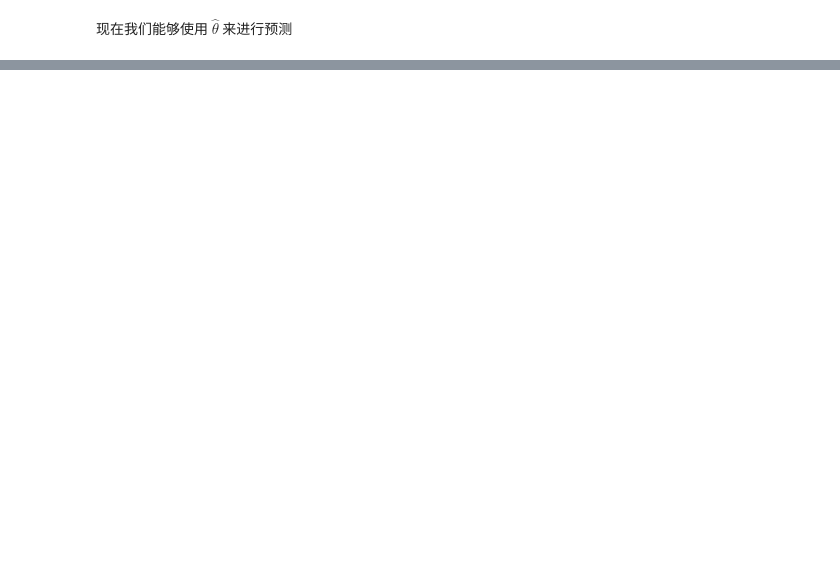
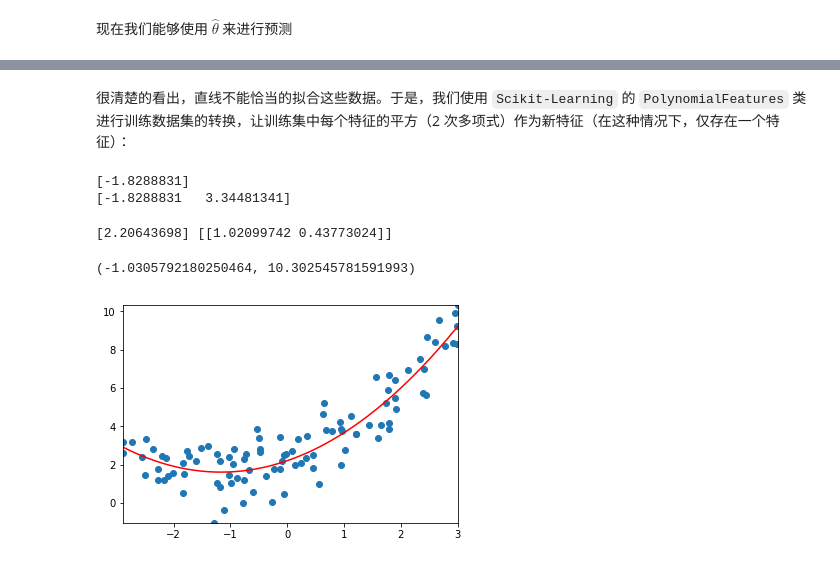
Before and after one commit to Weizhuo-Zhang/ML_coursera, a Jupyter notebook: hands_on_ML/4_training_model.ipynb, the cells around one changed output, grey strips where cells are left out. Saved outputs shown, nothing was run; the diff lists cells and outputs as text; code cells hidden in the pictures; blank space fills up the shorter version.

```diff
--- a/hands_on_ML/4_training_model.ipynb
+++ b/hands_on_ML/4_training_model.ipynb
@@ -41,0 +210,6 @@ print(y_predict)
+# %%
+m = 100
+X = 6 * np.random.rand(m, 1) - 3
+y = 0.5 * X**2 + X + 2 + np.random.randn(m, 1)
+plt.scatter(X, y)
+plt.show()
@@ -41,0 +218,30 @@ print(y_predict)
+# %% [markdown]
+很清楚的看出，直线不能恰当的拟合这些数据。于是，我们使用 `Scikit-Learning` 的 `PolynomialFeatures` 类进行训练数据集的转换，让训练集中每个特征的平方（2 次多项式）作为新特征（在这种情况下，仅存在一个特征）：
+# %%
+from sklearn.preprocessing import PolynomialFeatures
+poly_features = PolynomialFeatures(degree=2, include_bias=False)
+X_poly = poly_features.fit_transform(X)
+print(X[0])
+print(X_poly[0])
+# %% [output]
+[-1.8288831]
+[-1.8288831   3.34481341]
+# %%
+lin_reg = LinearRegression()
+lin_reg.fit(X_poly, y)
+print(lin_reg.intercept_, lin_reg.coef_)
+# %% [output]
+[2.20643698] [[1.02099742 0.43773024]]
+# %%
+X_line = np.linspace(X.min(), X.max(), 256, endpoint = True)
+X_line = X_line.reshape((256,1))
+X_line_poly = poly_features.fit_transform(X_line)
+y_line = X_line_poly.dot(lin_reg.coef_.T) + lin_reg.intercept_
+plt.scatter(X, y)
+plt.plot(X_line, y_line, 'r-')
+axes = plt.gca()
+axes.set_xlim([X.min(), X.max()])
+axes.set_ylim([y.min(), y.max()])
+# %% [output]
+(-1.0305792180250464, 10.302545781591993)
+[figure, added]
```
Also changed, not shown: parts of 22 cells of this notebook.
